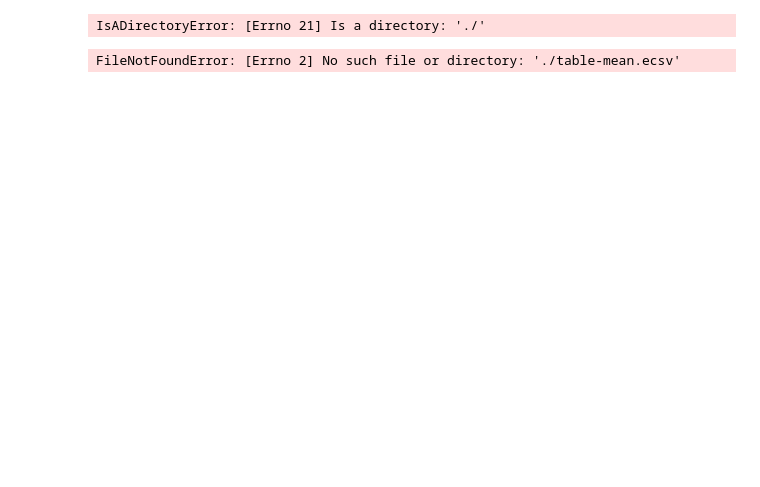
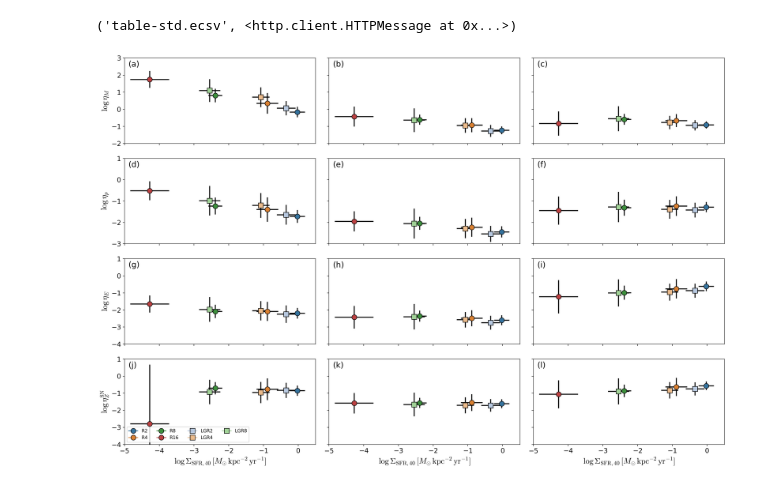
Before and after one commit to changgoo/tigress-wind-figureset, a Jupyter notebook: tables/Example_scripts.ipynb, the cells around one changed output. Cells and saved outputs as stored; diff of their text form; code cells hidden in the pictures; blank space fills up the shorter version.

Commit message:
Add Table5 pdf and update scripts

```diff
--- a/tables/Example_scripts.ipynb
+++ b/tables/Example_scripts.ipynb
@@ -8,21 +8,19 @@ plt.rcParams['legend.fontsize']='small'
 plt.rcParams['xtick.labelsize']='small'
 plt.rcParams['ytick.labelsize']='small'
 plt.rcParams['mathtext.fontset']='cm'
-# %%
-urllib.request.urlretrieve('https://changgoo.github.io/tigress-wind-figureset/tables/table-mean.ecsv','./table-mean.ecsv')
-# %% [output]
-IsADirectoryError: [Errno 21] Is a directory: './'
 # %%
 # Download Tables
 import urllib.request
 import os
 
-if not os.path.isfile('./table-mean.ecsv'):
-    urllib.request.urlretrieve('https://changgoo.github.io/tigress-wind-figureset/tables/table-mean.ecsv',
+# if not os.path.isfile('./table-mean.ecsv'):
+urllib.request.urlretrieve('https://changgoo.github.io/tigress-wind-figureset/tables/table-mean.ecsv',
                               'table-mean.ecsv')
-if not os.path.isfile('./table-std.ecsv'):
-    urllib.request.urlretrieve('https://changgoo.github.io/tigress-wind-figureset/tables/table-std.ecsv',
-                              'tab')
+# if not os.path.isfile('./table-std.ecsv'):
+urllib.request.urlretrieve('https://changgoo.github.io/tigress-wind-figureset/tables/table-std.ecsv',
+                              'table-std.ecsv')
+# %% [output]
+('table-std.ecsv', <http.client.HTTPMessage at 0x...>)
 # %%
 
 # Read Tables with astropy:
@@ -33,14 +31,15 @@ tstd=Table.read('./table-std.ecsv')
 
 # Reproduce Figure 6 including (intermediate phase):
 colors=[(0.20921568627450982, 0.45078431372549005, 0.6182352941176471),
-         (0.7164705882352944, 0.7850980392156864, 0.8756862745098037),
-         (0.8582352941176472, 0.5068627450980392, 0.19666666666666655),
-         (0.9205882352941176, 0.733921568627451, 0.5500000000000002),
-         (0.24078431372549025, 0.5592156862745098, 0.24078431372549025),
-         (0.6296078431372548, 0.8245098039215686, 0.5911764705882352),
-         (0.7362745098039216, 0.25588235294117645, 0.2586274509803921)]
-markers=['o', 's', 'o', 's', 'o', 's', 'o']
-names=['R2', 'LGR2', 'R4', 'LGR4', 'R8', 'LGR8', 'R16']
+        (0.8582352941176472, 0.5068627450980392, 0.19666666666666655),
+        (0.24078431372549025, 0.5592156862745098, 0.24078431372549025),
+        (0.7362745098039216, 0.25588235294117645, 0.2586274509803921),
+        (0.7164705882352944, 0.7850980392156864, 0.8756862745098037),
+        (0.9205882352941176, 0.733921568627451, 0.5500000000000002),
+        (0.6296078431372548, 0.8245098039215686, 0.5911764705882352),
+       ]
+markers=['o', 'o', 'o', 'o', 's', 's', 's',]
+names=['R2', 'R4', 'R8', 'R16', 'LGR2', 'LGR4','LGR8',]
 
 yfields=['mass_loading','mom_loading','energy_loading','metal_sn_loading']
 labels=[r'$\eta_M$',r'$\eta_p$',r'$\eta_E$',r'$\eta_Z^{\rm SN}$']
@@ -63,31 +62,31 @@ for i,field in enumerate(yfields):
             xmean = tmean[idx][xfield]
             ymean = tmean[idx][field]
             xstd = tstd[idx][xfield]
             ystd = tstd[idx][field]
             xlogstd= xstd/xmean/np.log(10)
             ylogstd= ystd/ymean/np.log(10)
             plt.errorbar(np.log10(xmean),np.log10(ymean),
                          xerr=xlogstd,yerr=ylogstd,
                          color=c,marker=m,label=name,
                          elinewidth=2,ecolor='k',markersize=10.0,
                          markeredgecolor='k',markeredgewidth=1,
                         )
 
 # Decorating axes
 axes[-1,0].legend(fontsize='xx-small',ncol=4,loc='lower left')
 plt.setp(axes,'xlim',(-5,0.5))
 axes[0,0].set_ylim(-2,3)
 axes[1,0].set_ylim(-3,1)
 axes[2,0].set_ylim(-4,1)
 axes[3,0].set_ylim(-4,1)
 for ax,lab in zip(axes.flat,'abcdefghijklmnopqrstuvwxyz'):
     ax.set_xlabel('')
     ax.set_ylabel('')
     ax.annotate('({})'.format(lab),[0.02,0.90],xycoords='axes fraction')
 
 for ax,lab in zip(axes[:,0],labels):
     ax.set_ylabel(r'$\log\,$'+lab)
 plt.setp(axes[-1,:],'xlabel',r'$\log\,$'+xlabel)
 plt.tight_layout()
 # %% [output]
-FileNotFoundError: [Errno 2] No such file or directory: './table-mean.ecsv'
+[figure, added]
```
Also changed, not shown: parts of 8 cells of this notebook, 1 other file.
